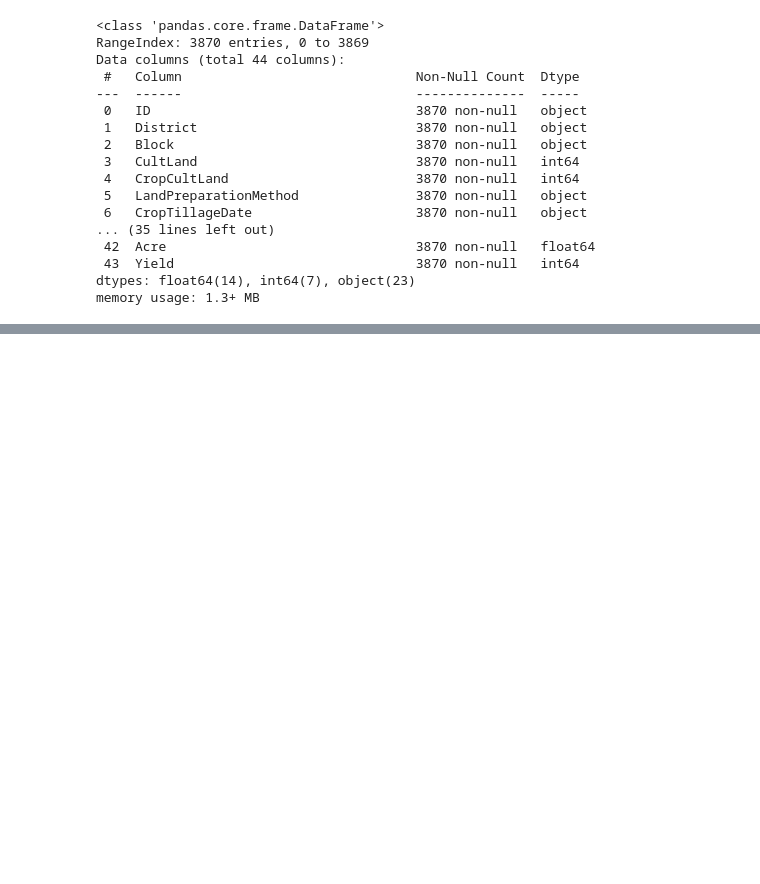
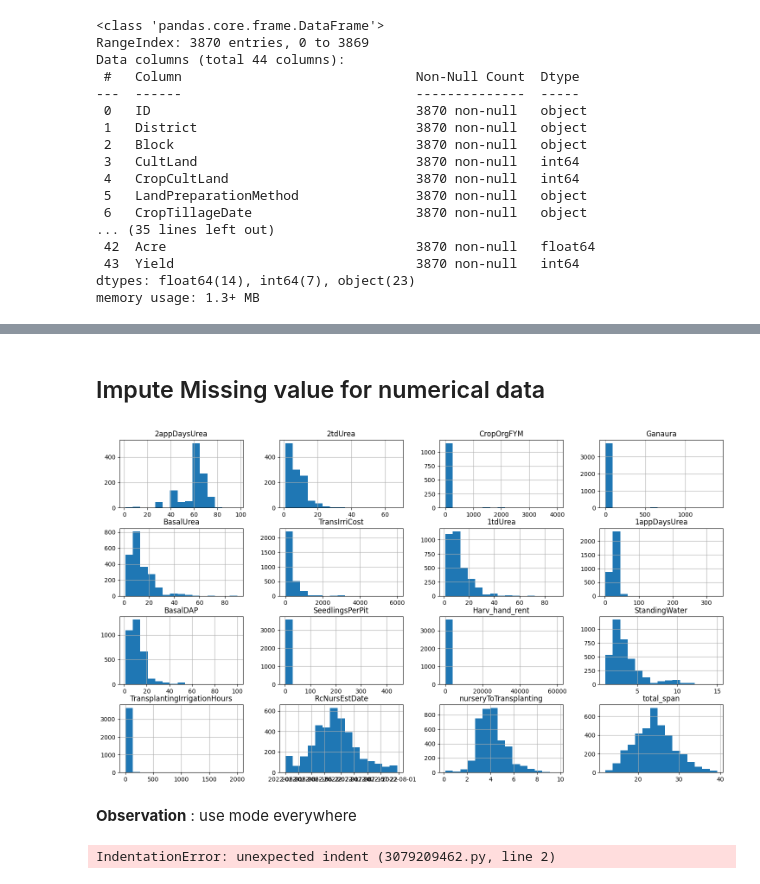
Before and after one commit to Nabarup-Maity/Machine_Learning, a Jupyter notebook: Zindi/Digital Green Crop Yield Estimate Challenge/DigitalGreen_Starter_Notebook.ipynb, the cells around one changed output, grey strips where cells are left out. Saved outputs shown, nothing was run; the diff lists cells and outputs as text; code cells hidden in the pictures; blank space fills up the shorter version.

```diff
--- a/Zindi/Digital Green Crop Yield Estimate Challenge/DigitalGreen_Starter_Notebook.ipynb
+++ b/Zindi/Digital Green Crop Yield Estimate Challenge/DigitalGreen_Starter_Notebook.ipynb
@@ -139,0 +269,6 @@ train['nurseryToTransplanting'] = train['SeedingSowingTransplanting'] - train['R
+# %%
+#Check missing data percentage
+missing = (train.isnull().sum() / train.shape[0] * 100).sort_values(ascending=False)
+missing = missing[missing > 0]
+missing_columns = missing.index.tolist()
+missing
@@ -139,0 +293,7 @@ train['nurseryToTransplanting'] = train['SeedingSowingTransplanting'] - train['R
+# %%
+# future work:: group by district,block, then take avg.
+train['nurseryToTransplanting'].fillna(train['nurseryToTransplanting'].mean(), inplace=True)
+# %%
+train['PCropSolidOrgFertAppMethod'].fillna(train['PCropSolidOrgFertAppMethod'].mode().iloc[0], inplace = True)
+# %%
+train['Ganaura'].fillna(0, inplace = True)
@@ -139,0 +317,9 @@ train['nurseryToTransplanting'] = train['SeedingSowingTransplanting'] - train['R
+# %% [markdown]
+## Impute Missing value for numerical data
+# %%
+#Analyzing nuumerical variable
+train[missing_columns].hist(bins=15, figsize=(18, 10));
+# %% [output]
+[figure, added]
+# %% [markdown]
+__Observation__ : use mode everywhere
@@ -139,0 +331,12 @@ train['nurseryToTransplanting'] = train['SeedingSowingTransplanting'] - train['R
+# %%
+#train = train[['District', 'Block', 'CropCultLand', 'LandPreparationMethod',
+ 'CropEstMethod', 'SeedlingsPerPit', 'NursDetFactor', 'TransDetFactor',
+ 'TransplantingIrrigationHours', 'StandingWater',
+ 'Ganaura', 'CropOrgFYM', 'PCropSolidOrgFertAppMethod',
+ 'NoFertilizerAppln', 'BasalDAP', 'BasalUrea',
+ 'MineralFertAppMethod', '1tdUrea', '1appDaysUrea',
+ '2tdUrea', '2appDaysUrea', 'Harv_method', 'Residue_perc', 'Acre', 'Yield',
+ 'nurseryToTransplanting', 'TransplantingToHarvesting', 'HarvestingToThreshing', 'Ganaura_count',
+ 'FYM_count', 'Ghanajeevamrit_count', 'VermiCompost_count']]
+# %% [output]
+IndentationError: unexpected indent (3079209462.py, line 2)
```
Also changed, not shown: parts of 98 cells of this notebook.
